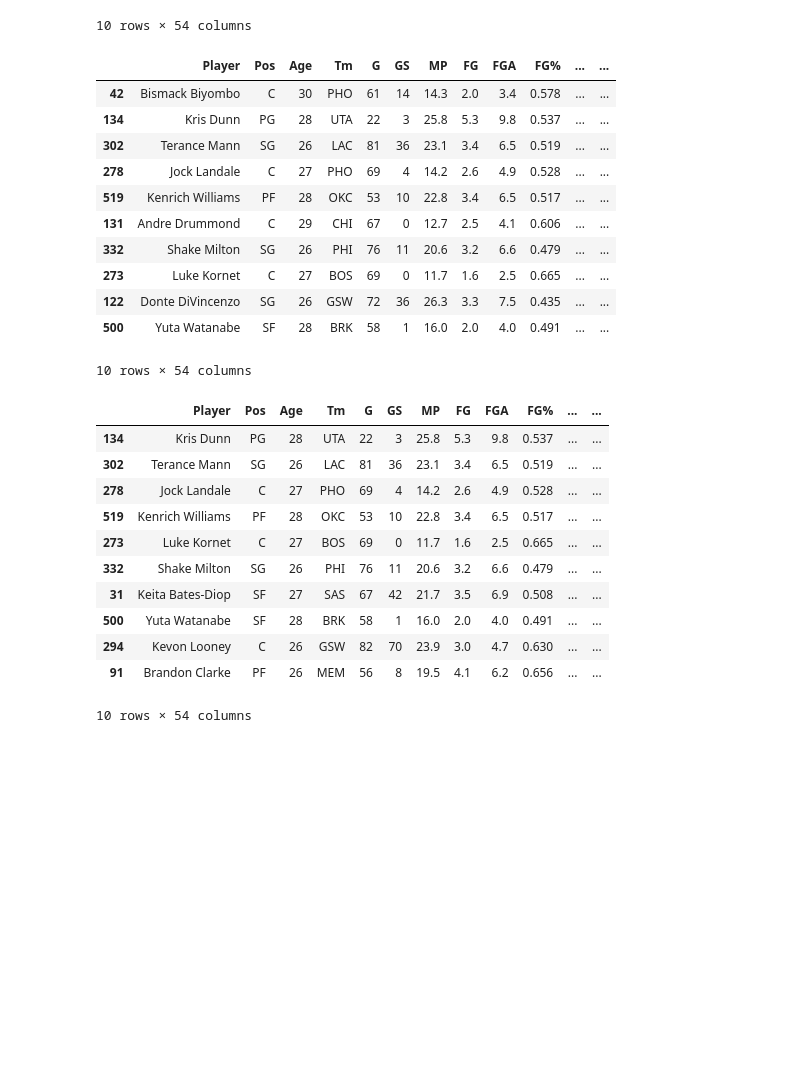
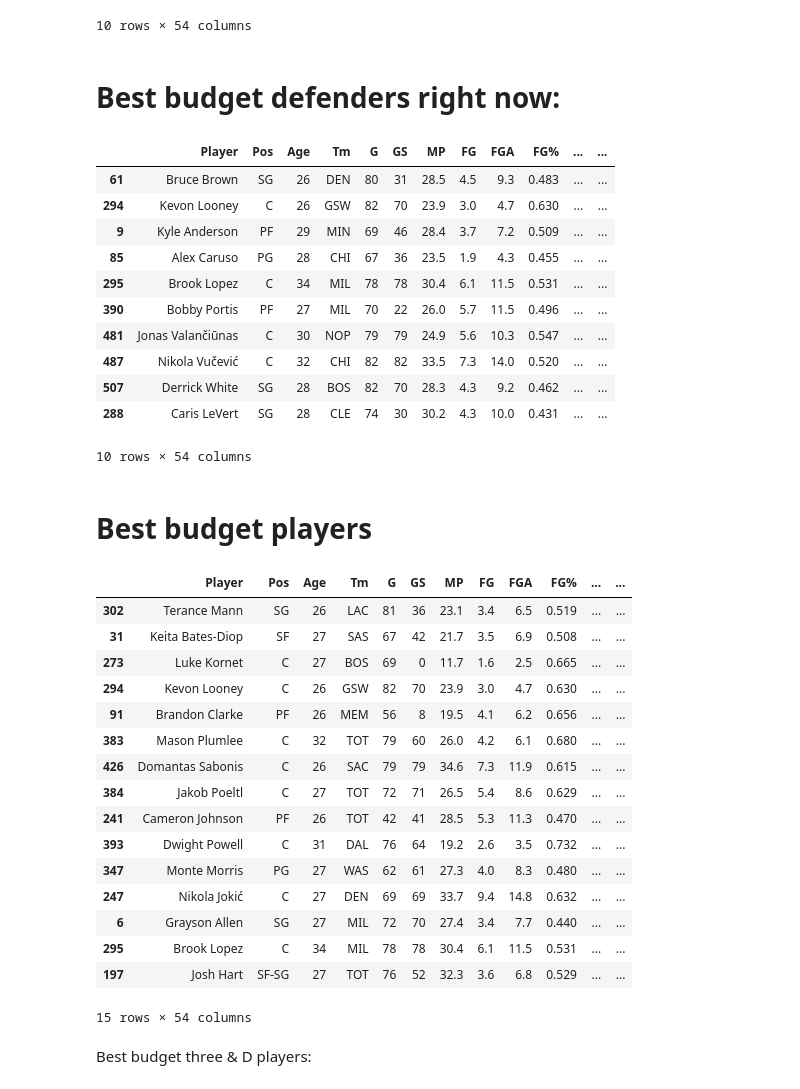
Before and after one commit to mnocerino23/NBA-Player-Classifier, a Jupyter notebook: budgetPlayers.ipynb, the cells around one changed output. Saved outputs shown, nothing was run; the diff lists cells and outputs as text; code cells hidden in the pictures; blank space fills up the shorter version.

```diff
--- a/budgetPlayers.ipynb
+++ b/budgetPlayers.ipynb
@@ -50,35 +52,46 @@ nonnegative_offense.nsmallest(10, ['S_OWS'])
 | 384 | Jakob Poeltl | C | 27 | TOT | 72 | 71 | 26.5 | 5.4 | 8.6 | 0.629 | ... | ... |
 | 241 | Cameron Johnson | PF | 26 | TOT | 42 | 41 | 28.5 | 5.3 | 11.3 | 0.470 | ... | ... |
 10 rows × 54 columns
+# %% [markdown]
+#  Best budget defenders right now:
 # %%
-nonnegative_defense = complete.loc[(complete['DWS'] > 0) & (complete['Age'] >25) & (complete['PER'] >12)]
+nonnegative_defense = complete.loc[(complete['DWS'] > 2.5) & (complete['Age'] >25)]
 nonnegative_defense.nsmallest(10, ['S_DWS'])
 # %% [output]
 |  | Player | Pos | Age | Tm | G | GS | MP | FG | FGA | FG% | ... | ... |
-| 42 | Bismack Biyombo | C | 30 | PHO | 61 | 14 | 14.3 | 2.0 | 3.4 | 0.578 | ... | ... |
-| 134 | Kris Dunn | PG | 28 | UTA | 22 | 3 | 25.8 | 5.3 | 9.8 | 0.537 | ... | ... |
-| 302 | Terance Mann | SG | 26 | LAC | 81 | 36 | 23.1 | 3.4 | 6.5 | 0.519 | ... | ... |
-| 278 | Jock Landale | C | 27 | PHO | 69 | 4 | 14.2 | 2.6 | 4.9 | 0.528 | ... | ... |
-| 519 | Kenrich Williams | PF | 28 | OKC | 53 | 10 | 22.8 | 3.4 | 6.5 | 0.517 | ... | ... |
-| 131 | Andre Drummond | C | 29 | CHI | 67 | 0 | 12.7 | 2.5 | 4.1 | 0.606 | ... | ... |
-| 332 | Shake Milton | SG | 26 | PHI | 76 | 11 | 20.6 | 3.2 | 6.6 | 0.479 | ... | ... |
-| 273 | Luke Kornet | C | 27 | BOS | 69 | 0 | 11.7 | 1.6 | 2.5 | 0.665 | ... | ... |
-| 122 | Donte DiVincenzo | SG | 26 | GSW | 72 | 36 | 26.3 | 3.3 | 7.5 | 0.435 | ... | ... |
-| 500 | Yuta Watanabe | SF | 28 | BRK | 58 | 1 | 16.0 | 2.0 | 4.0 | 0.491 | ... | ... |
+| 61 | Bruce Brown | SG | 26 | DEN | 80 | 31 | 28.5 | 4.5 | 9.3 | 0.483 | ... | ... |
+| 294 | Kevon Looney | C | 26 | GSW | 82 | 70 | 23.9 | 3.0 | 4.7 | 0.630 | ... | ... |
+| 9 | Kyle Anderson | PF | 29 | MIN | 69 | 46 | 28.4 | 3.7 | 7.2 | 0.509 | ... | ... |
+| 85 | Alex Caruso | PG | 28 | CHI | 67 | 36 | 23.5 | 1.9 | 4.3 | 0.455 | ... | ... |
+| 295 | Brook Lopez | C | 34 | MIL | 78 | 78 | 30.4 | 6.1 | 11.5 | 0.531 | ... | ... |
+| 390 | Bobby Portis | PF | 27 | MIL | 70 | 22 | 26.0 | 5.7 | 11.5 | 0.496 | ... | ... |
+| 481 | Jonas Valančiūnas | C | 30 | NOP | 79 | 79 | 24.9 | 5.6 | 10.3 | 0.547 | ... | ... |
+| 487 | Nikola Vučević | C | 32 | CHI | 82 | 82 | 33.5 | 7.3 | 14.0 | 0.520 | ... | ... |
+| 507 | Derrick White | SG | 28 | BOS | 82 | 70 | 28.3 | 4.3 | 9.2 | 0.462 | ... | ... |
+| 288 | Caris LeVert | SG | 28 | CLE | 74 | 30 | 30.2 | 4.3 | 10.0 | 0.431 | ... | ... |
 10 rows × 54 columns
+# %% [markdown]
+# Best budget players
 # %%
-nonnegative_ws = complete.loc[(complete['WS'] > 0) & (complete['Age'] >25) & (complete['PER'] >12)]
-nonnegative_ws.nsmallest(10, ['S_WS'])
+nonnegative_ws = complete.loc[(complete['OWS'] > 2) & (complete['Age'] >25)]
+nonnegative_ws.nsmallest(15, ['S_OWS'])
 # %% [output]
 |  | Player | Pos | Age | Tm | G | GS | MP | FG | FGA | FG% | ... | ... |
-| 134 | Kris Dunn | PG | 28 | UTA | 22 | 3 | 25.8 | 5.3 | 9.8 | 0.537 | ... | ... |
 | 302 | Terance Mann | SG | 26 | LAC | 81 | 36 | 23.1 | 3.4 | 6.5 | 0.519 | ... | ... |
-| 278 | Jock Landale | C | 27 | PHO | 69 | 4 | 14.2 | 2.6 | 4.9 | 0.528 | ... | ... |
-| 519 | Kenrich Williams | PF | 28 | OKC | 53 | 10 | 22.8 | 3.4 | 6.5 | 0.517 | ... | ... |
+| 31 | Keita Bates-Diop | SF | 27 | SAS | 67 | 42 | 21.7 | 3.5 | 6.9 | 0.508 | ... | ... |
 | 273 | Luke Kornet | C | 27 | BOS | 69 | 0 | 11.7 | 1.6 | 2.5 | 0.665 | ... | ... |
-| 332 | Shake Milton | SG | 26 | PHI | 76 | 11 | 20.6 | 3.2 | 6.6 | 0.479 | ... | ... |
-| 31 | Keita Bates-Diop | SF | 27 | SAS | 67 | 42 | 21.7 | 3.5 | 6.9 | 0.508 | ... | ... |
-| 500 | Yuta Watanabe | SF | 28 | BRK | 58 | 1 | 16.0 | 2.0 | 4.0 | 0.491 | ... | ... |
 | 294 | Kevon Looney | C | 26 | GSW | 82 | 70 | 23.9 | 3.0 | 4.7 | 0.630 | ... | ... |
 | 91 | Brandon Clarke | PF | 26 | MEM | 56 | 8 | 19.5 | 4.1 | 6.2 | 0.656 | ... | ... |
+| 383 | Mason Plumlee | C | 32 | TOT | 79 | 60 | 26.0 | 4.2 | 6.1 | 0.680 | ... | ... |
+| 426 | Domantas Sabonis | C | 26 | SAC | 79 | 79 | 34.6 | 7.3 | 11.9 | 0.615 | ... | ... |
+| 384 | Jakob Poeltl | C | 27 | TOT | 72 | 71 | 26.5 | 5.4 | 8.6 | 0.629 | ... | ... |
+| 241 | Cameron Johnson | PF | 26 | TOT | 42 | 41 | 28.5 | 5.3 | 11.3 | 0.470 | ... | ... |
+| 393 | Dwight Powell | C | 31 | DAL | 76 | 64 | 19.2 | 2.6 | 3.5 | 0.732 | ... | ... |
+| 347 | Monte Morris | PG | 27 | WAS | 62 | 61 | 27.3 | 4.0 | 8.3 | 0.480 | ... | ... |
+| 247 | Nikola Jokić | C | 27 | DEN | 69 | 69 | 33.7 | 9.4 | 14.8 | 0.632 | ... | ... |
+| 6 | Grayson Allen | SG | 27 | MIL | 72 | 70 | 27.4 | 3.4 | 7.7 | 0.440 | ... | ... |
+| 295 | Brook Lopez | C | 34 | MIL | 78 | 78 | 30.4 | 6.1 | 11.5 | 0.531 | ... | ... |
+| 197 | Josh Hart | SF-SG | 27 | TOT | 76 | 52 | 32.3 | 3.6 | 6.8 | 0.529 | ... | ... |
-10 rows × 54 columns
+15 rows × 54 columns
+# %% [markdown]
+Best budget three & D players:
```
Also changed, not shown: parts of 4 cells of this notebook.
